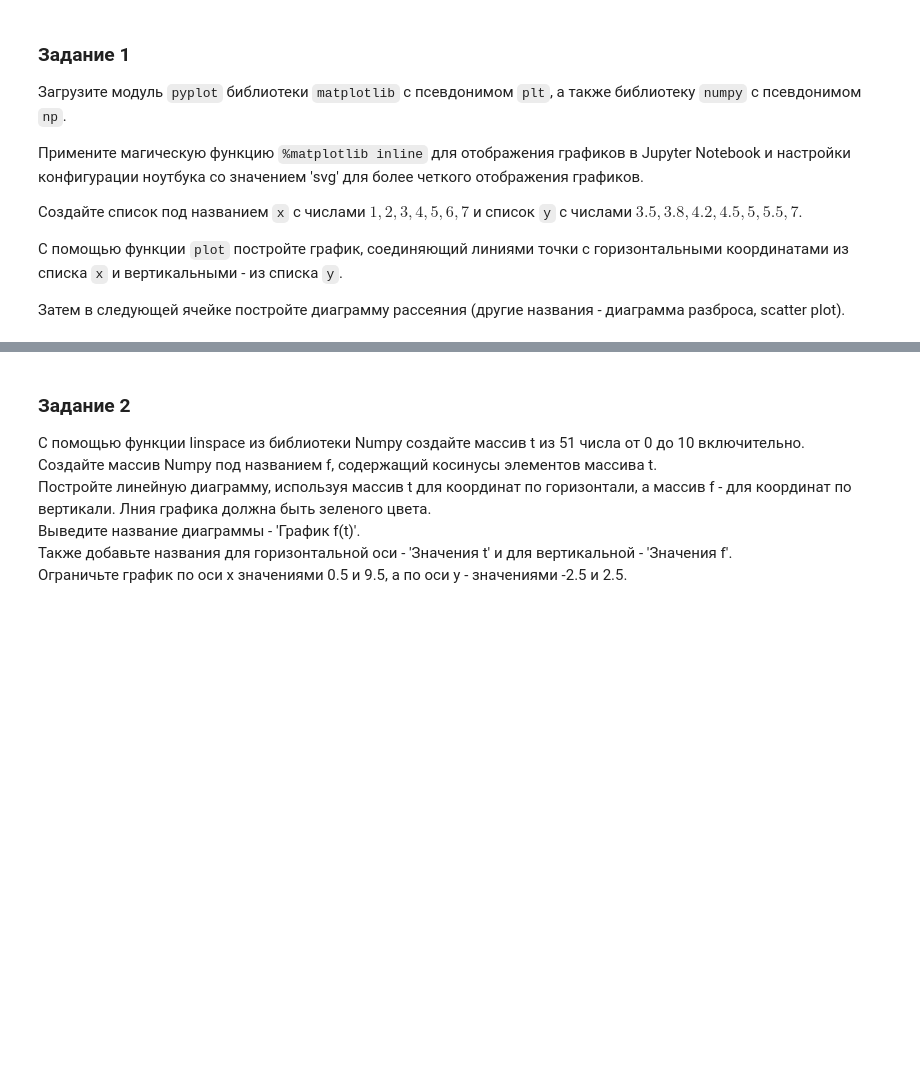
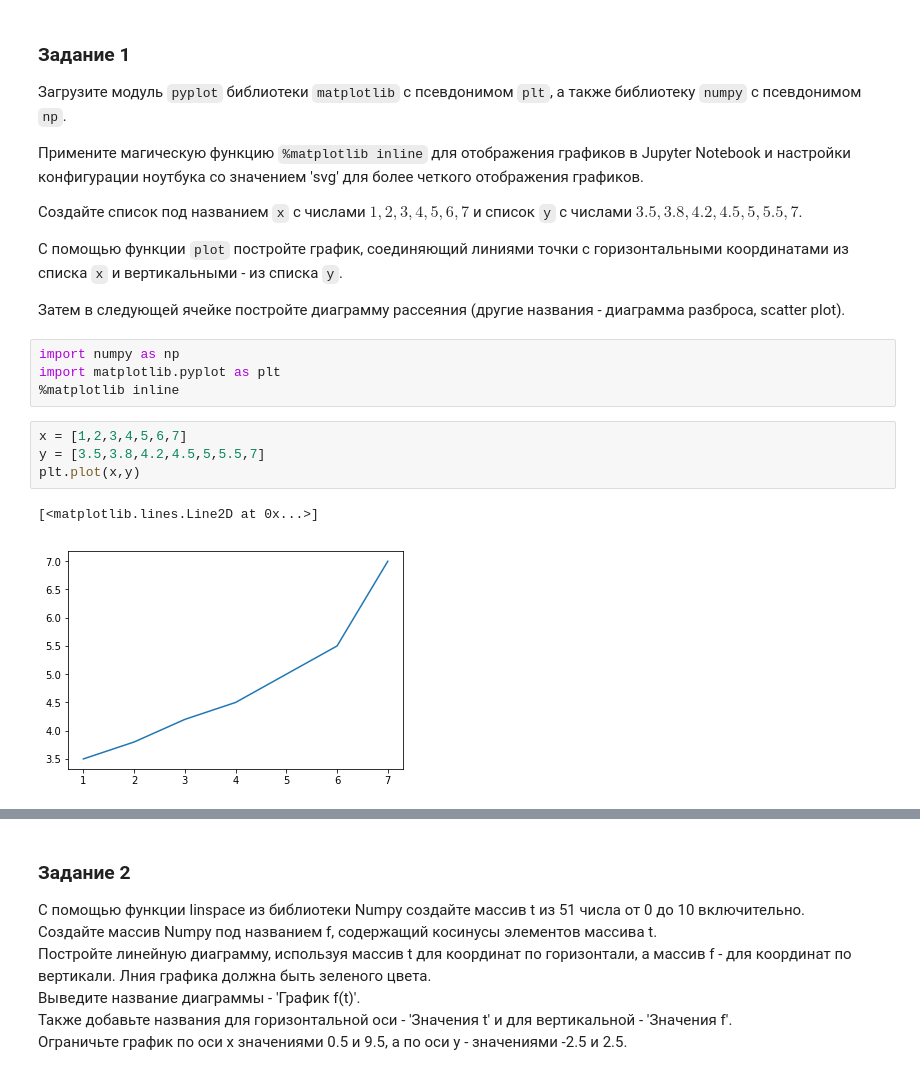
Before and after one commit to DmitryVGusev/GB-Python-in-DS, a Jupyter notebook: Python_in_DS_homework2.ipynb, the cells around one changed output, grey strips where cells are left out. Saved outputs shown, nothing was run; the diff lists cells and outputs as text; blank space fills up the shorter version.

```diff
--- a/Python_in_DS_homework2.ipynb
+++ b/Python_in_DS_homework2.ipynb
@@ -250,3 +250,14 @@ array([[  5,  14,  23,  14],
 
 Затем в следующей ячейке постройте диаграмму рассеяния
 (другие названия - диаграмма разброса, scatter plot).
+# %%
+import numpy as np
+import matplotlib.pyplot as plt
+%matplotlib inline
+# %%
+x = [1,2,3,4,5,6,7]
+y = [3.5,3.8,4.2,4.5,5,5.5,7]
+plt.plot(x,y)
+# %% [output]
+[<matplotlib.lines.Line2D at 0x...>]
+[figure, added]
```
Also changed, not shown: parts of 3 cells of this notebook.
